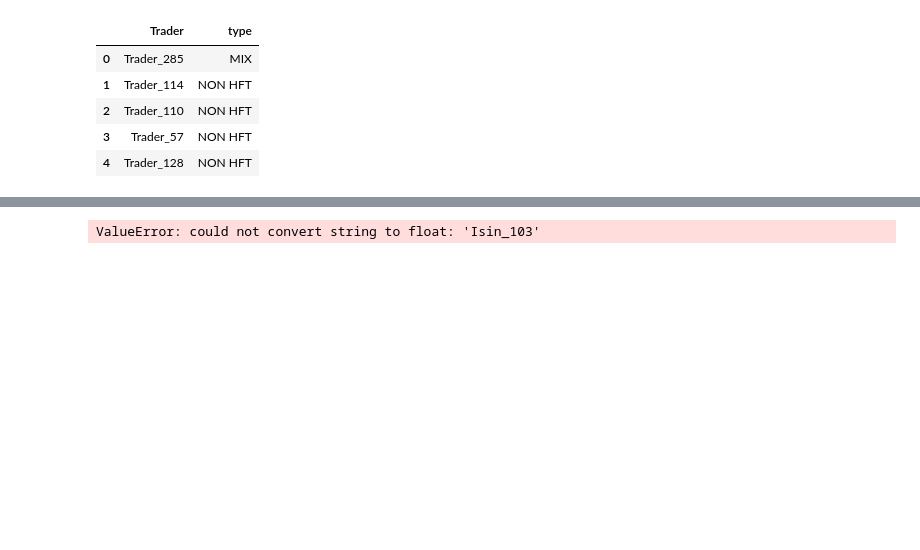
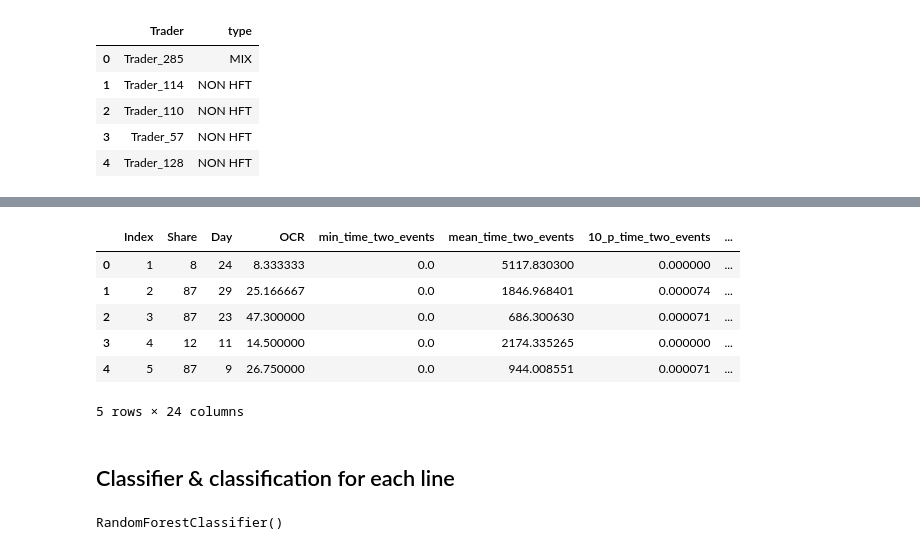
Before and after one commit to elalamik/ML4X, a Jupyter notebook: Notebooks/First_EDA_Adrien.ipynb, the cells around one changed output, grey strips where cells are left out. Cells and saved outputs as stored; diff of their text form; code cells hidden in the pictures; blank space fills up the shorter version.

```diff
--- a/Notebooks/First_EDA_Adrien.ipynb
+++ b/Notebooks/First_EDA_Adrien.ipynb
@@ -62,0 +108,11 @@ X_train, X_test, y_train, y_test = train_test_split(
+# %%
+X_anonymized_clean.dropna(axis="columns", inplace=True)
+X_anonymized_clean.head()
+# %% [output]
+|  | Index | Share | Day | OCR | min_time_two_events | mean_time_two_events | 10_p_time_two_events | ... |
+| 0 | 1 | 8 | 24 | 8.333333 | 0.0 | 5117.830300 | 0.000000 | ... |
+| 1 | 2 | 87 | 29 | 25.166667 | 0.0 | 1846.968401 | 0.000074 | ... |
+| 2 | 3 | 87 | 23 | 47.300000 | 0.0 | 686.300630 | 0.000071 | ... |
+| 3 | 4 | 12 | 11 | 14.500000 | 0.0 | 2174.335265 | 0.000000 | ... |
+| 4 | 5 | 87 | 9 | 26.750000 | 0.0 | 944.008551 | 0.000071 | ... |
+5 rows × 24 columns
@@ -63,7 +122,7 @@ X_train, X_test, y_train, y_test = train_test_split(
+# %% [markdown]
+## Classifier & classification for each line
 # %%
 classifier = RandomForestClassifier()
-
-regressor.fit(X_train, y_train)
-regressor.score(X_test, y_test)
+classifier.fit(X_train, y_train)
 # %% [output]
-ValueError: could not convert string to float: 'Isin_103'
+RandomForestClassifier()
```
Also changed, not shown: parts of 16 cells of this notebook.
